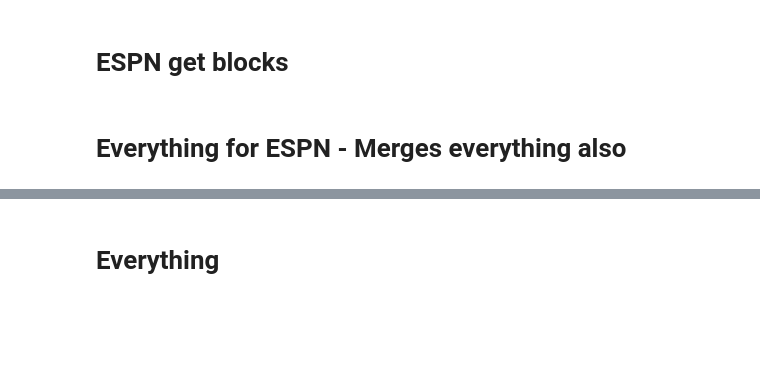
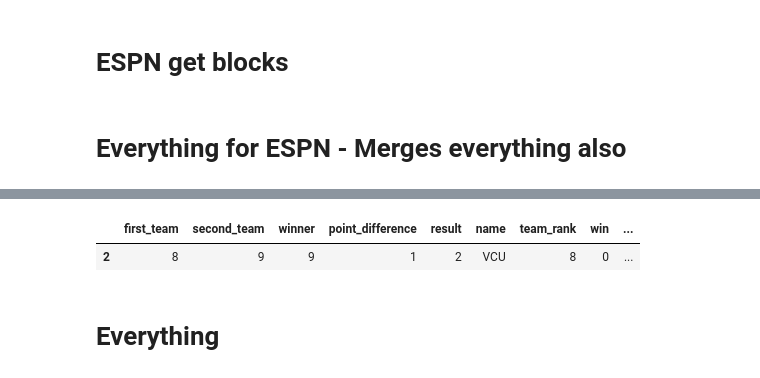
Before and after one commit to amazurek1/march_madness_predictions, a Jupyter notebook: Good_jupyter_notebooks/Remembering_myWork-Copy1.ipynb, the cells around one changed output, grey strips where cells are left out. Cells and saved outputs as stored; diff of their text form; code cells hidden in the pictures; blank space fills up the shorter version.

```diff
--- a/Good_jupyter_notebooks/Remembering_myWork-Copy1.ipynb
+++ b/Good_jupyter_notebooks/Remembering_myWork-Copy1.ipynb
@@ -818,0 +909,5 @@ df2
+# %%
+newdf2[(newdf2['index']==2)]
+# %% [output]
+|  | first_team | second_team | winner | point_difference | result | name | team_rank | win | ... |
+| 2 | 8 | 9 | 9 | 1 | 2 | VCU | 8 | 0 | ... |
```
Also changed, not shown: parts of 14 cells of this notebook.
